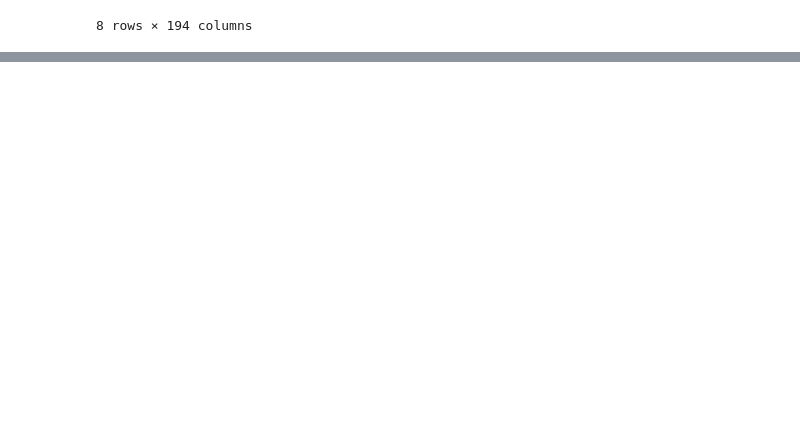
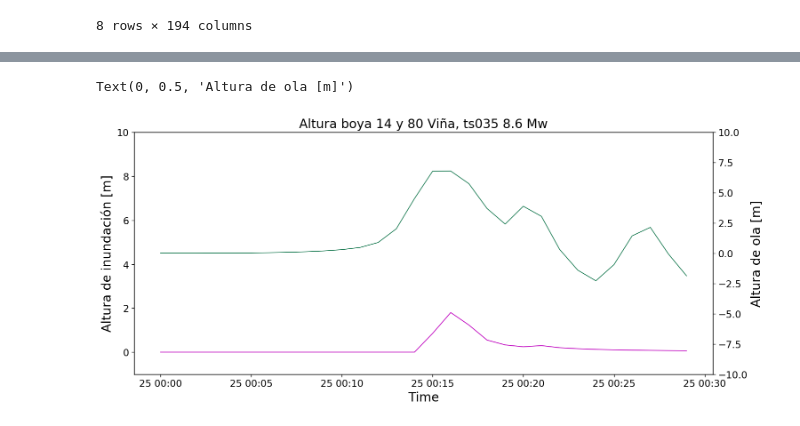
Before and after one commit to jorgenunezc/tsunami-warning, a Jupyter notebook: lstm_hysea.ipynb, the cells around one changed output, grey strips where cells are left out. Cells and saved outputs as stored; diff of their text form; code cells hidden in the pictures; blank space fills up the shorter version.

```diff
--- a/lstm_hysea.ipynb
+++ b/lstm_hysea.ipynb
@@ -105,0 +123,2 @@ Text(0, 0.5, 'Altura de ola [m]')
+# %%
+df = df.resample('T').mean()
@@ -106,3 +138,23 @@ Text(0, 0.5, 'Altura de ola [m]')
+# %%
+plt.figure(figsize=(14,6), dpi=120)
+
+plt.ion()
+plt.rc('xtick', labelsize=13)
+plt.rc('ytick', labelsize=13)
+plt.title('Altura boya 14 y 80 Viña, ts035 8.6 Mw',fontsize=17)
+plt.xlabel('Time',fontsize=17)
+plt.ylabel('Altura de inundación [m]',fontsize=17)
+plt.plot(df['inu_vina80_ts035'], color='m', linewidth=1.0)
+plt.ylim(-1,10)
+plt.twinx()
+plt.plot(df['boyas79_ts035'], color='#1C7C54', linewidth=1.0)
+plt.ylim(-10,10)
+ax = plt.gca()
+#ax.invert_yaxis()
+plt.ylabel('Altura de ola [m]',fontsize=17)
+# %% [output]
+Text(0, 0.5, 'Altura de ola [m]')
+[figure, added]
 # %%
 #data_pre_train, data_pre_temp = train_test_split(data, test_size= 0.5)
 #data_pre_val, data_pre_test = train_test_split(data_pre_temp, test_size= 0.4)
```
Also changed, not shown: parts of 17 cells of this notebook.
